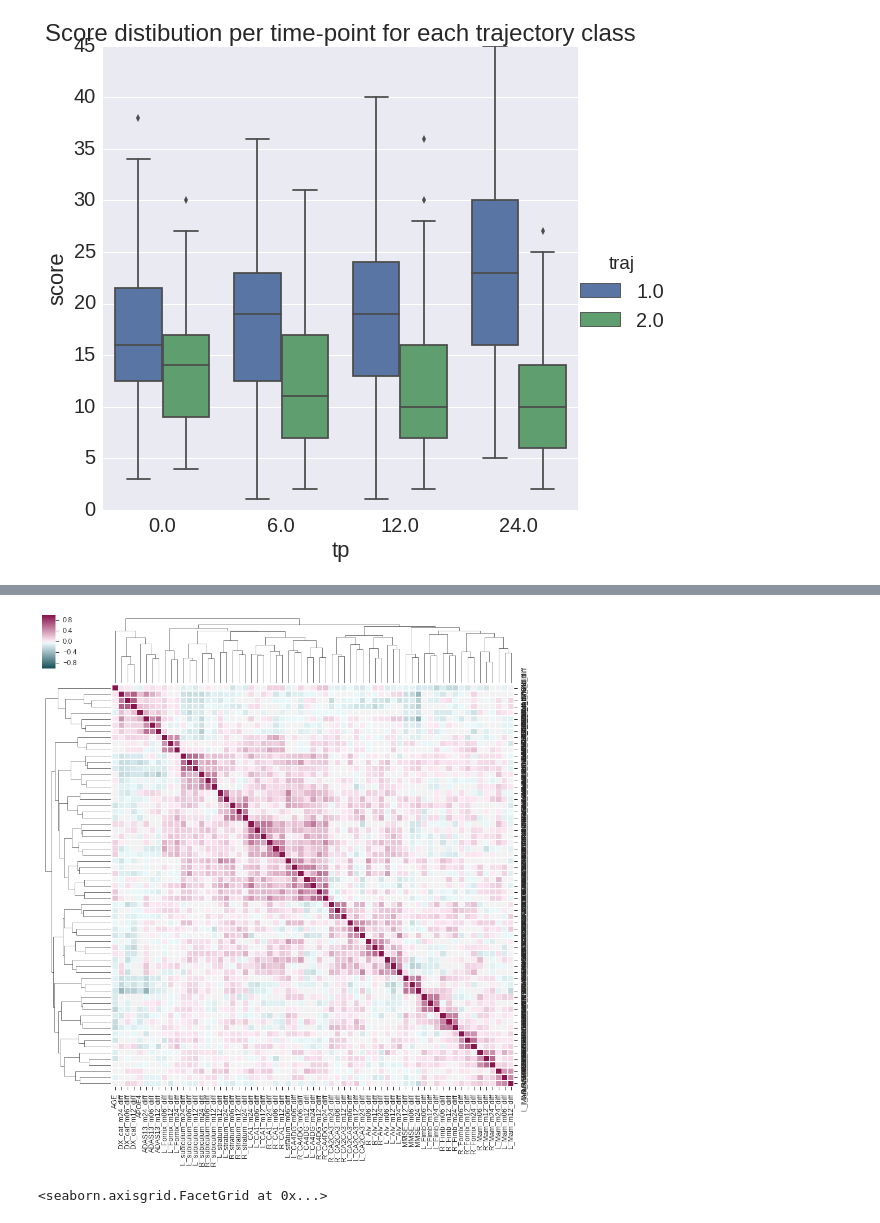
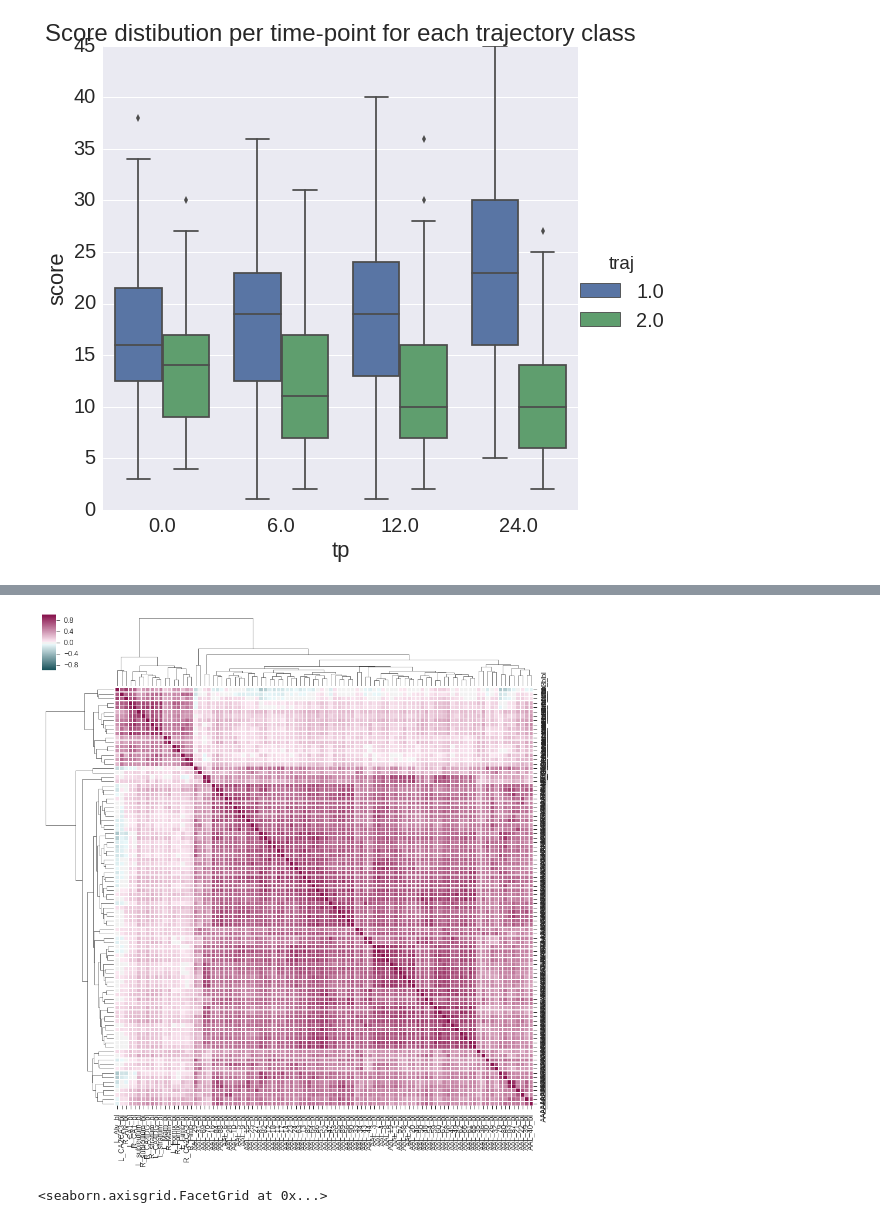
Before and after one commit to TIGRLab/NI-ML, a Jupyter notebook: models/notebooks/ADNI_longitudinal_stats.ipynb, the cells around one changed output, grey strips where cells are left out. Saved outputs shown, nothing was run; the diff lists cells and outputs as text; code cells hidden in the pictures.

Commit message:
minor organizational changes to ANDI_long_stats and baseline_models_traj

```diff
--- a/models/notebooks/ADNI_longitudinal_stats.ipynb
+++ b/models/notebooks/ADNI_longitudinal_stats.ipynb
@@ -261,26 +265,18 @@ plt.title('Score distibution per time-point for each trajectory class')
 # %%
-# Compute the correlation matrix between features
+# Compute the correlation matrix between features at baseline
+mr_feat = []
+for col in hc_feat + ct_feat:
+    mr_feat.append(col+'_bl')
 
-df= test_merge[['AGE', 'APOE4', 'DX_cat_m06_diff', 'DX_cat_m12_diff', 'DX_cat_m24_diff',
-               'ADAS13_m06_diff', 'ADAS13_m12_diff', 'ADAS13_m24_diff', 'MMSE_m06_diff', 'MMSE_m12_diff', 'MMSE_m24_diff',
-               'L_CA1_m06_diff', 'L_CA1_m12_diff', 'L_CA1_m24_diff', 'L_subiculum_m06_diff', 'L_subiculum_m12_diff', 'L_subiculum_m24_diff',
-               'L_CA4DG_m06_diff', 'L_CA4DG_m12_diff', 'L_CA4DG_m24_diff', 'L_CA2CA3_m06_diff', 'L_CA2CA3_m12_diff', 'L_CA2CA3_m24_diff',
-               'L_stratum_m06_diff', 'L_stratum_m12_diff',
-               'L_stratum_m24_diff', 'L_Alv_m06_diff', 'L_Alv_m12_diff', 'L_Alv_m24_diff', 'L_Fimb_m06_diff', 'L_Fimb_m12_diff', 'L_Fimb_m24_diff',
-               'L_Fornix_m06_diff', 'L_Fornix_m12_diff', 'L_Fornix_m24_diff', 'L_Mam_m06_diff', 'L_Mam_m12_diff', 'L_Mam_m24_diff', 'R_CA1_m06_diff',
-               'R_CA1_m12_diff', 'R_CA1_m24_diff', 'R_subiculum_m06_diff', 'R_subiculum_m12_diff', 'R_subiculum_m24_diff', 'R_CA4DG_m06_diff',
-               'R_CA4DG_m12_diff', 'R_CA4DG_m24_diff', 'R_CA2CA3_m06_diff', 'R_CA2CA3_m12_diff', 'R_CA2CA3_m24_diff', 'R_stratum_m06_diff',
-               'R_stratum_m12_diff', 'R_stratum_m24_diff', 'R_Alv_m06_diff', 'R_Alv_m12_diff', 'R_Alv_m24_diff', 'R_Fimb_m06_diff', 'R_Fimb_m12_diff',
-               'R_Fimb_m24_diff', 'R_Fornix_m06_diff', 'R_Fornix_m12_diff', 'R_Fornix_m24_diff', 'R_Mam_m06_diff', 'R_Mam_m12_diff', 'R_Mam_m24_diff']]
-
+df = test_merge[mr_feat]
 # Create a custom colormap for the heatmap values
 cmap = sns.diverging_palette(h_neg=210, h_pos=350, s=90, l=30, as_cmap=True)
 
 # Draw the full plot
 cg = sns.clustermap(df.corr(), linewidths=.5, figsize=(15, 15), cmap=cmap)
 #plt.setp(cg.ax_heatmap.yaxis.get_majorticklabels(), rotation=0)
 # %% [output]
-[figure, old version]
+[figure, new version]
 # %%
 #Feature - Score correlations over time
 x = test_merge
```
Also changed, not shown: parts of 2 cells of this notebook.
